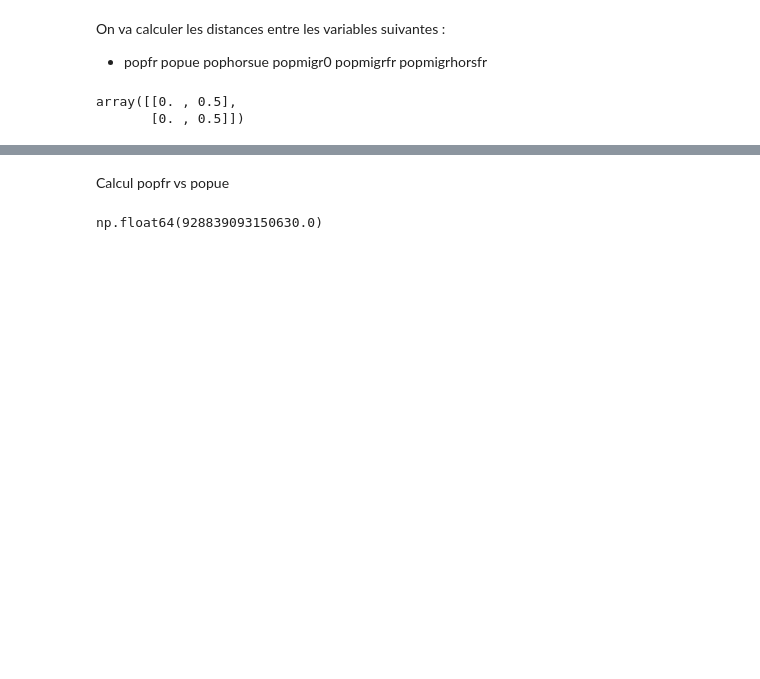
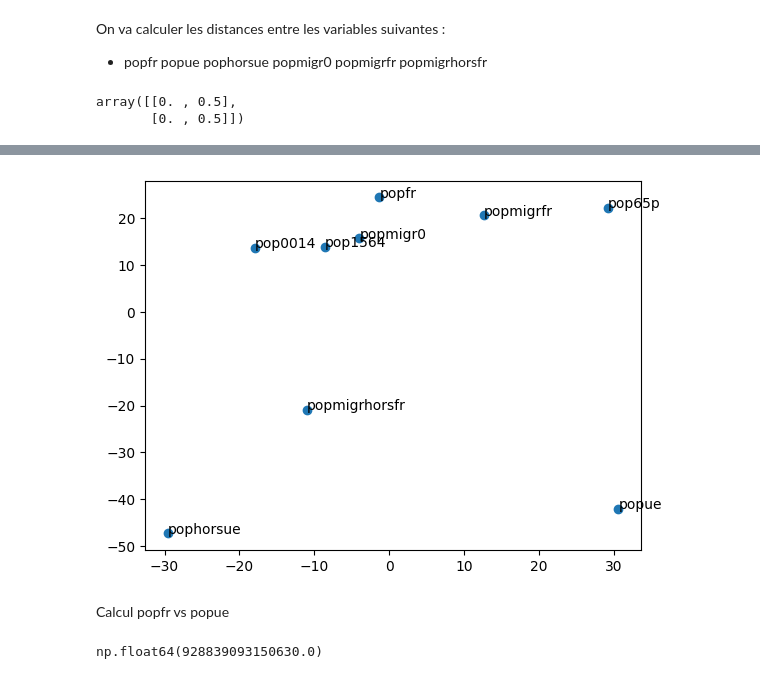
Before and after one commit to fsemecurbe/AOTMS, a Jupyter notebook: AOPTMSG.ipynb, the cells around one changed output, grey strips where cells are left out. Cells and saved outputs as stored; diff of their text form; code cells hidden in the pictures; blank space fills up the shorter version.

```diff
--- a/AOPTMSG.ipynb
+++ b/AOPTMSG.ipynb
@@ -91,0 +97,2 @@ var
+# %%
+dist2 = dist + dist.T
@@ -92,3 +120,14 @@ var
+# %%
+from sklearn.manifold import MDS
+
+mds = MDS(  n_components=2, dissimilarity="precomputed", n_init=1000)
+X_2d = mds.fit_transform(dist2)
+# %%
+plt.scatter(X_2d[:,0], X_2d[:,1])
+for i, label in enumerate(vars):
+    plt.text(X_2d[i,0], X_2d[i,1], str(label))
+# %% [output]
+[figure, added]
 # %% [markdown]
 Calcul popfr vs popue
 # %%
```
Also changed, not shown: parts of 4 cells of this notebook.
